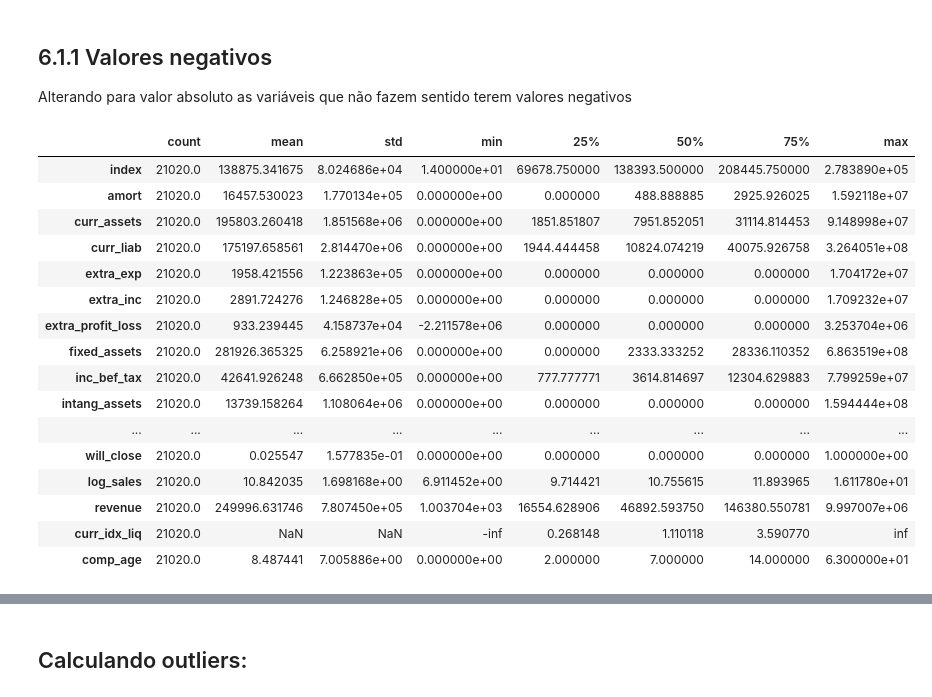
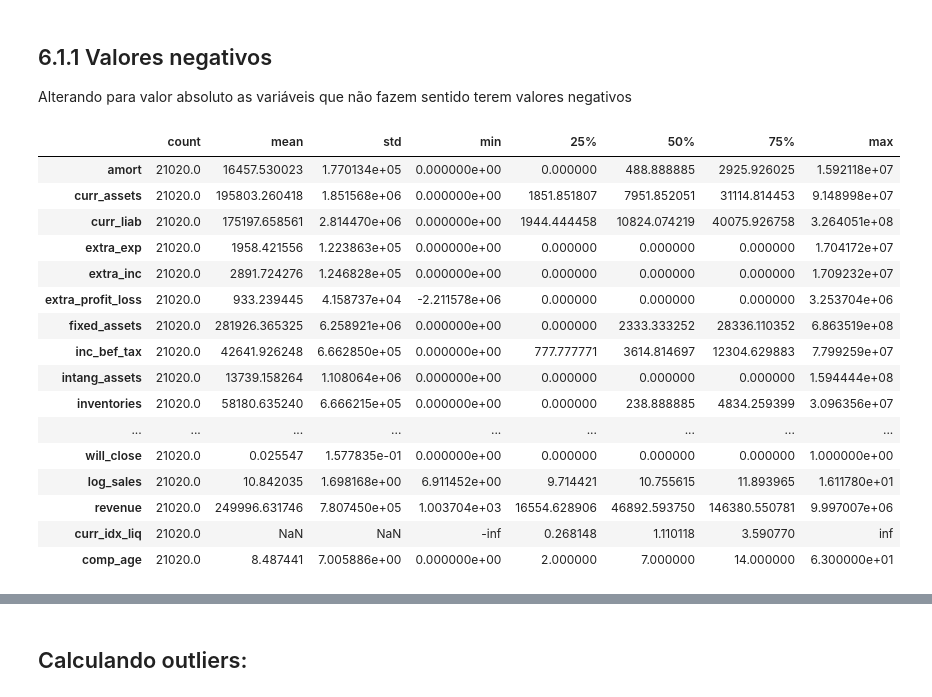
Before and after one commit to adambry/Atividade_Integradora_1T, a Jupyter notebook: PI_Main.ipynb, the cells around one changed output, grey strips where cells are left out. Saved outputs shown, nothing was run; the diff lists cells and outputs as text; code cells hidden in the pictures.

```diff
--- a/PI_Main.ipynb
+++ b/PI_Main.ipynb
@@ -470,7 +468,7 @@ df["curr_idx_liq"] = df["curr_assets"]/df["curr_liab"]
 # %%
 #retirando nulos de curr_idx_liq:
 
-df['curr_idx_liq'] = df['curr_idx_liq'].fillna(0)
+#df['curr_idx_liq'] = df['curr_idx_liq'].fillna(0)
 # %% [markdown]
 **Idade da empresa**
 # %%
@@ -518,6 +516,10 @@ Name: comp_size, dtype: int64
 # %%
 # Sugiro de passarmos os tópicos 1.3 e 1.4 para cá, uma vez que o tópico #1 se trata do passo a passo do roteiro passado pelos professores, e aquela etapa não consta.
 # Portanto, vejo sentido em deixar lá somente o passo a passo do roteiro dos professores e, para as demais transformações, organizarmos nos tópicos correspondentes do notebook.
+
+
+# retirando linhas com valorer nulos de curr_assets:
+df = df[df['curr_assets'].notna()]
 # %% [markdown]
 ## 4.2. Selecao das Colunas
 # %% [markdown]
@@ -529,20 +531,17 @@ Name: comp_size, dtype: int64
 - Informações sobre o setor de atuação da empresa: 'nace_main', 'ind2', 'ind'. Como serão utilizados somentes dados somente de 2012 para a construção do modelo, pode-se criar a falsa correlação que uma empresa pode falir por atuar num determinado setor que, por questões exogênas, pode apresentar melhores condições para uma empresa prosperar do que outros. Caso o ambiente econômico de um setor mude em relação ao ano de 2012, isso pode aumentar o erro do modelo.
 - As variáveis "curr_assets", "curr_liab", "urban_m", "region_m", "labor_avg" terão a sua relevância para o modelo avaliada durante a fase de modelagem, uma vez que não há certeza sobre o poder de explicação das mesmas.
 # %%
-df = df.drop(['begin', 'end', 'year', 'founded_year', 'exit_year', "ceo_count", "foreign", "female", "birth_year", "inoffice_days", "gender", "origin", 'balsheet_flag', 'balsheet_length', 'balsheet_notfullyear','nace_main', 'ind', 'ind2'], axis=1)
-
-
+df = df.drop(['begin', 'end', 'year', 'founded_year','founded_date', 'exit_year', "ceo_count", "foreign", "female", "birth_year", "inoffice_days", "gender", "origin", 'balsheet_flag', 'balsheet_length', 'balsheet_notfullyear','nace_main', 'ind', 'ind2'], axis=1)
 
 #dropar coluna index:
 df = df.drop(['index'], axis=1)
 
-
-#dropar coluna sales_x_bins:
-df = df.drop(['sales_x_bins'], axis=1)
-
-
 # Dropar exit_date:
 df = df.drop(['exit_date'], axis=1)
 
+# excluir log_sales
+df = df.drop(['log_sales'], axis=1)
+
+df = df.drop(['revenue'], axis=1)
 
 df.isna().sum()
@@ -585,6 +600,5 @@ plt.show()
 # %%
-# fazer gráfico de barras para variável log_sales dividindo por 10 bins em relação à will_close:
-df['sales_x_bins'] = pd.cut(df['log_sales'], bins=10)
-sns.countplot(x='sales_x_bins', hue='will_close', data=df, palette='hls')
+# gráfico de barras com comp_size em relação à will_close
+sns.countplot(x='comp_size', hue='will_close', data=df, palette='hls')
 plt.show()
 # %% [output]
@@ -676,18 +681,15 @@ df = df[df['comp_age']>=0].reset_index(drop=True)
 
 Alterando para valor absoluto as variáveis que não fazem sentido terem valores negativos
 # %%
+colunas_abs = ["amort", "curr_assets", "curr_liab", "extra_exp", "extra_inc", "fixed_assets", "inc_bef_tax", "intang_assets", "inventories", "liq_assets", "material_exp", "personnel_exp", "sales_x", "share_eq", "subscribed_cap", "tang_assets", "urban_m", "labor_avg",'comp_age']
 
+for coluna in colunas_abs:
+    df[coluna] = df[coluna].abs()
 
-# colunas_abs = ["amort", "curr_assets", "curr_liab", "extra_exp", "extra_inc", "fixed_assets", "inc_bef_tax", "intang_assets", "inventories", "liq_assets", "material_exp", "personnel_exp", "sales_x", "share_eq", "subscribed_cap", "tang_assets", "urban_m", "labor_avg",'comp_age']
-
-# for coluna in colunas_abs:
-#     df[coluna] = df[coluna].abs()
-
-# # verificando se os valores foram transformados:
-# df.describe().T
+# verificando se os valores foram transformados:
+df.describe().T
 # %% [output]
 |  | count | mean | std | min | 25% | 50% | 75% | max |
-| index | 21020.0 | 138875.341675 | 8.024686e+04 | 1.400000e+01 | 69678.750000 | 138393.500000 | 208445.750000 | 2.783890e+05 |
 | amort | 21020.0 | 16457.530023 | 1.770134e+05 | 0.000000e+00 | 0.000000 | 488.888885 | 2925.926025 | 1.592118e+07 |
 | curr_assets | 21020.0 | 195803.260418 | 1.851568e+06 | 0.000000e+00 | 1851.851807 | 7951.852051 | 31114.814453 | 9.148998e+07 |
 | curr_liab | 21020.0 | 175197.658561 | 2.814470e+06 | 0.000000e+00 | 1944.444458 | 10824.074219 | 40075.926758 | 3.264051e+08 |
@@ -697,6 +699,7 @@ Alterando para valor absoluto as variáveis que não fazem sentido terem valores
 | fixed_assets | 21020.0 | 281926.365325 | 6.258921e+06 | 0.000000e+00 | 0.000000 | 2333.333252 | 28336.110352 | 6.863519e+08 |
 | inc_bef_tax | 21020.0 | 42641.926248 | 6.662850e+05 | 0.000000e+00 | 777.777771 | 3614.814697 | 12304.629883 | 7.799259e+07 |
 | intang_assets | 21020.0 | 13739.158264 | 1.108064e+06 | 0.000000e+00 | 0.000000 | 0.000000 | 0.000000 | 1.594444e+08 |
+| inventories | 21020.0 | 58180.635240 | 6.666215e+05 | 0.000000e+00 | 0.000000 | 238.888885 | 4834.259399 | 3.096356e+07 |
 | ... | ... | ... | ... | ... | ... | ... | ... | ... |
 | will_close | 21020.0 | 0.025547 | 1.577835e-01 | 0.000000e+00 | 0.000000 | 0.000000 | 0.000000 | 1.000000e+00 |
 | log_sales | 21020.0 | 10.842035 | 1.698168e+00 | 6.911452e+00 | 9.714421 | 10.755615 | 11.893965 | 1.611780e+01 |
```
Also changed, not shown: parts of 20 cells of this notebook.
